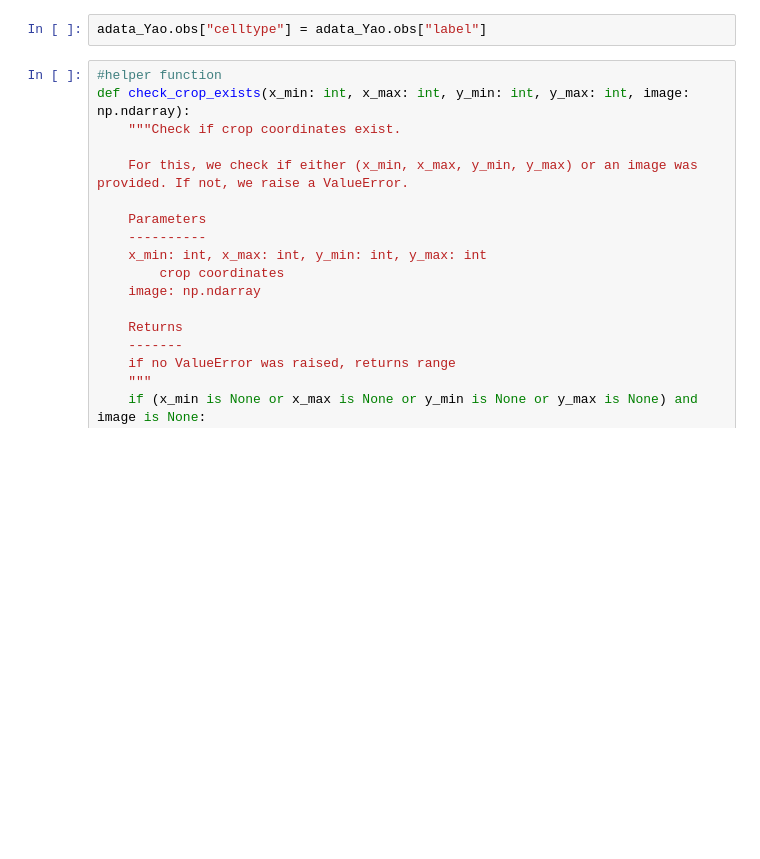
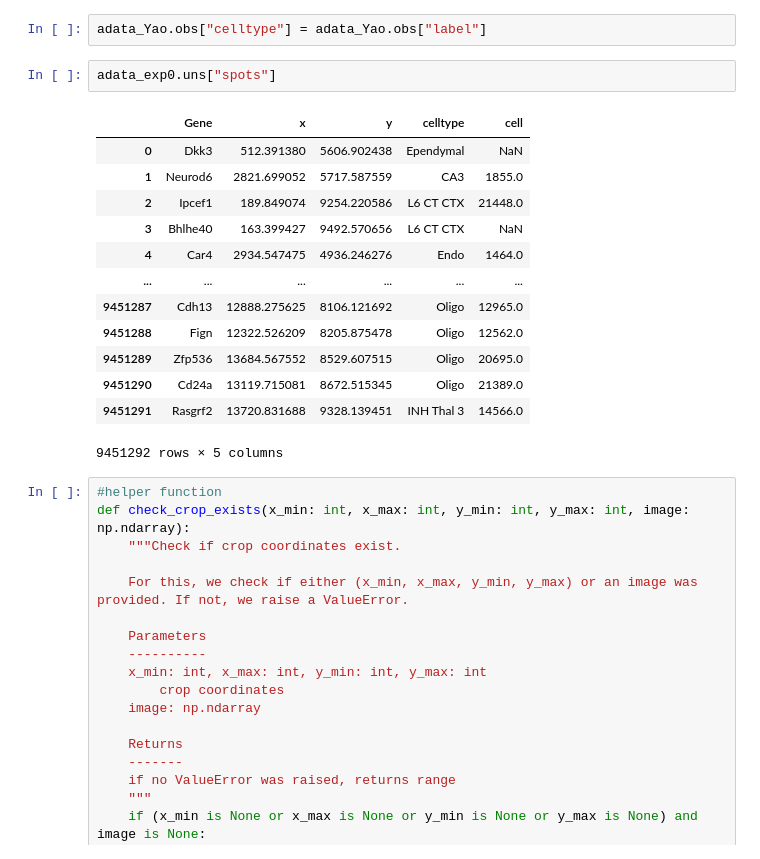
Before and after one commit to j-dichgans/my_txsim, a Jupyter notebook: metric_local.ipynb, the cells around one changed output. Saved outputs shown, nothing was run; the diff lists cells and outputs as text; blank space fills up the shorter version.

```diff
--- a/metric_local.ipynb
+++ b/metric_local.ipynb
@@ -18,6 +17,22 @@ adata_Yao = anndata.read_h5ad(
     'C:/Users/mdichgan/Documents/Helmholtz/send_to_Jakob/sc/Yao_150kcells_subsample_with_annotations_sparse_subset.h5ad')
 # %%
 adata_Yao.obs["celltype"] = adata_Yao.obs["label"]
+# %%
+adata_exp0.uns["spots"]
+# %% [output]
+|  | Gene | x | y | celltype | cell |
+| 0 | Dkk3 | 512.391380 | 5606.902438 | Ependymal | NaN |
+| 1 | Neurod6 | 2821.699052 | 5717.587559 | CA3 | 1855.0 |
+| 2 | Ipcef1 | 189.849074 | 9254.220586 | L6 CT CTX | 21448.0 |
+| 3 | Bhlhe40 | 163.399427 | 9492.570656 | L6 CT CTX | NaN |
+| 4 | Car4 | 2934.547475 | 4936.246276 | Endo | 1464.0 |
+| ... | ... | ... | ... | ... | ... |
+| 9451287 | Cdh13 | 12888.275625 | 8106.121692 | Oligo | 12965.0 |
+| 9451288 | Fign | 12322.526209 | 8205.875478 | Oligo | 12562.0 |
+| 9451289 | Zfp536 | 13684.567552 | 8529.607515 | Oligo | 20695.0 |
+| 9451290 | Cd24a | 13119.715081 | 8672.515345 | Oligo | 21389.0 |
+| 9451291 | Rasgrf2 | 13720.831688 | 9328.139451 | INH Thal 3 | 14566.0 |
+9451292 rows × 5 columns
 # %%
 #helper function
 def check_crop_exists(x_min: int, x_max: int, y_min: int, y_max: int, image: np.ndarray):
```
Also changed, not shown: parts of 23 cells of this notebook.
